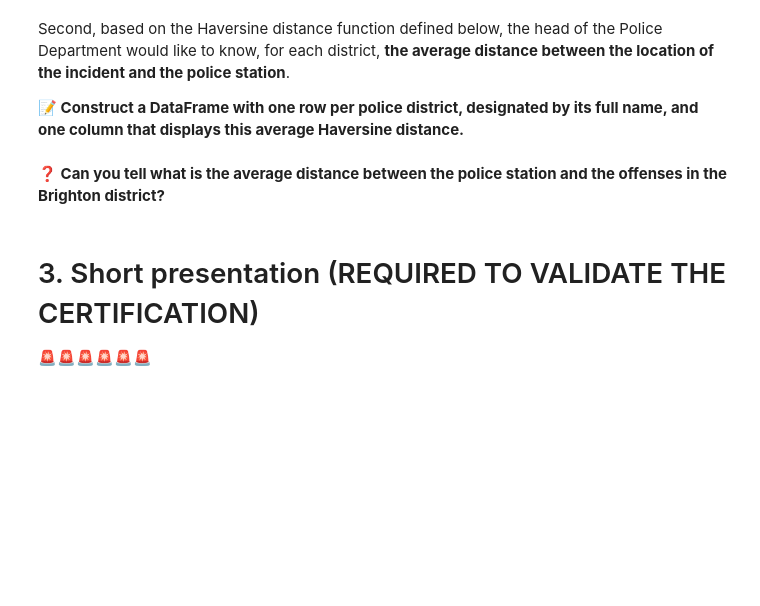
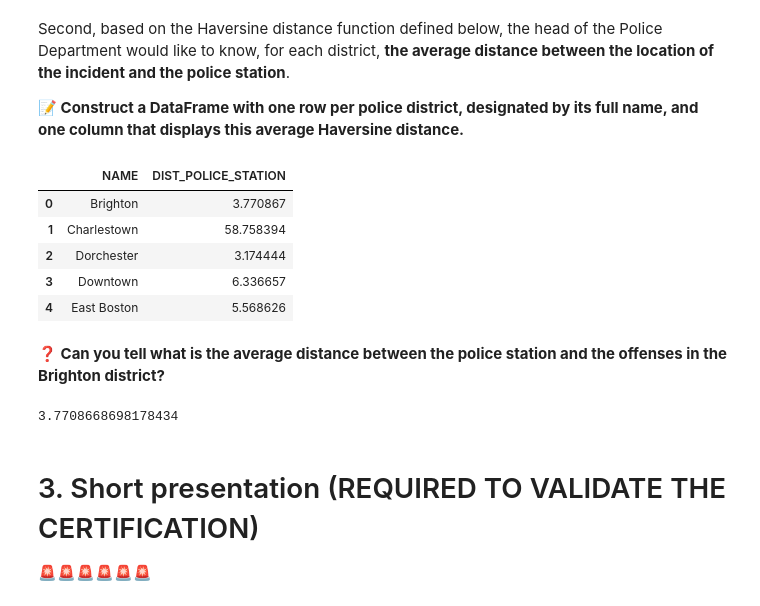
Before and after one commit to ThomasSouchet/data-certification-exam, a Jupyter notebook: decision_science/boston_crimes.ipynb, the cells around one changed output. Saved outputs shown, nothing was run; the diff lists cells and outputs as text; code cells hidden in the pictures; blank space fills up the shorter version.

```diff
--- a/decision_science/boston_crimes.ipynb
+++ b/decision_science/boston_crimes.ipynb
@@ -477,2 +515,24 @@ def haversine_distance(lon1, lat1, lon2, lat2):
+# %%
+data = data.dropna()
+data.loc[:, 'DIST_POLICE_STATION'] =\
+            data.apply(
+                lambda row: haversine_distance(
+                    row['LONG'],
+                    row['LAT'],
+                    row['LONG_POLICE_STATION'],
+                    row['LAT_POLICE_STATION']), axis=1)
+# %%
+data_dist_police_station = data.groupby(
+                                'NAME',
+                                as_index=False).agg({'DIST_POLICE_STATION': 'mean'})
+
+data_dist_police_station.head()
+# %% [output]
+|  | NAME | DIST_POLICE_STATION |
+| 0 | Brighton | 3.770867 |
+| 1 | Charlestown | 58.758394 |
+| 2 | Dorchester | 3.174444 |
+| 3 | Downtown | 6.336657 |
+| 4 | East Boston | 5.568626 |
 # %% [markdown]
 **❓ Can you tell what is the average distance between the police station and the offenses in the Brighton district?**
@@ -481,3 +539,8 @@ def haversine_distance(lon1, lat1, lon2, lat2):
+# %%
+average_distance_km = data_dist_police_station.query("NAME=='Brighton'")['DIST_POLICE_STATION'][0]
+print(average_distance_km)
+# %% [output]
+3.7708668698178434
 # %%
 result = ChallengeResult('manipulation',
                          second_most_common_offence=second_most_common_offence,
```
Also changed, not shown: parts of 11 cells of this notebook, 1 other file.
